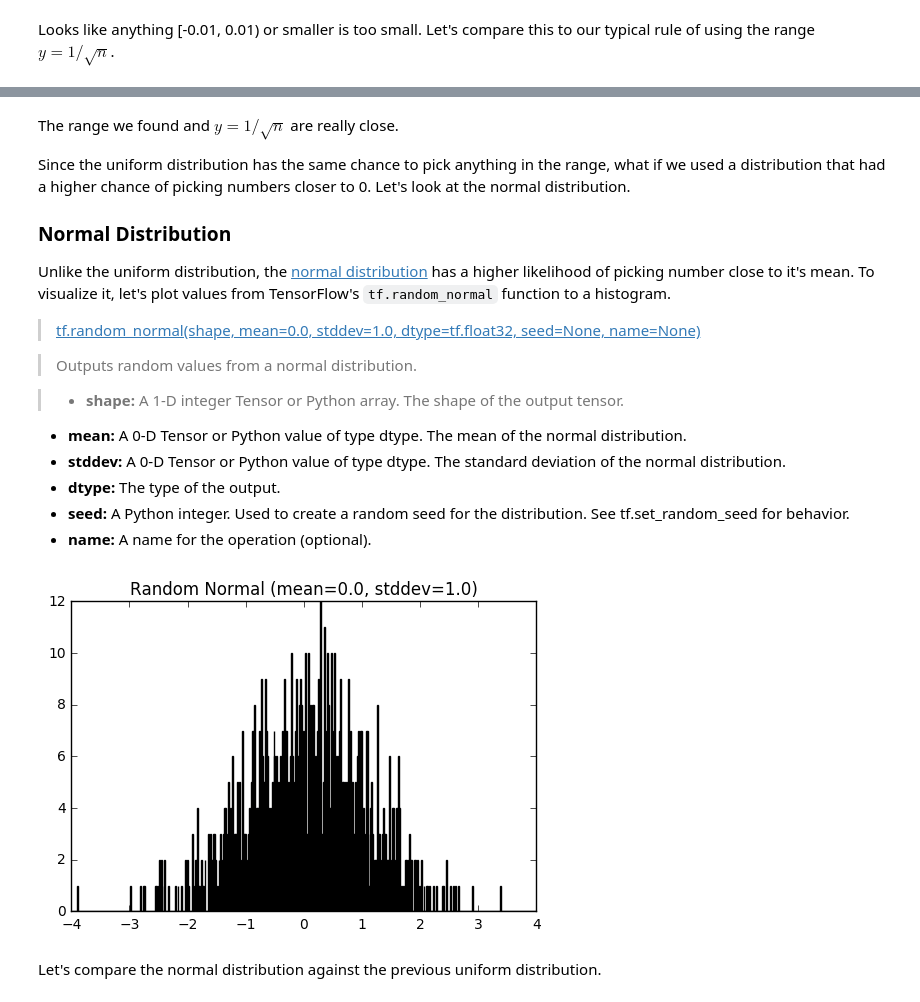
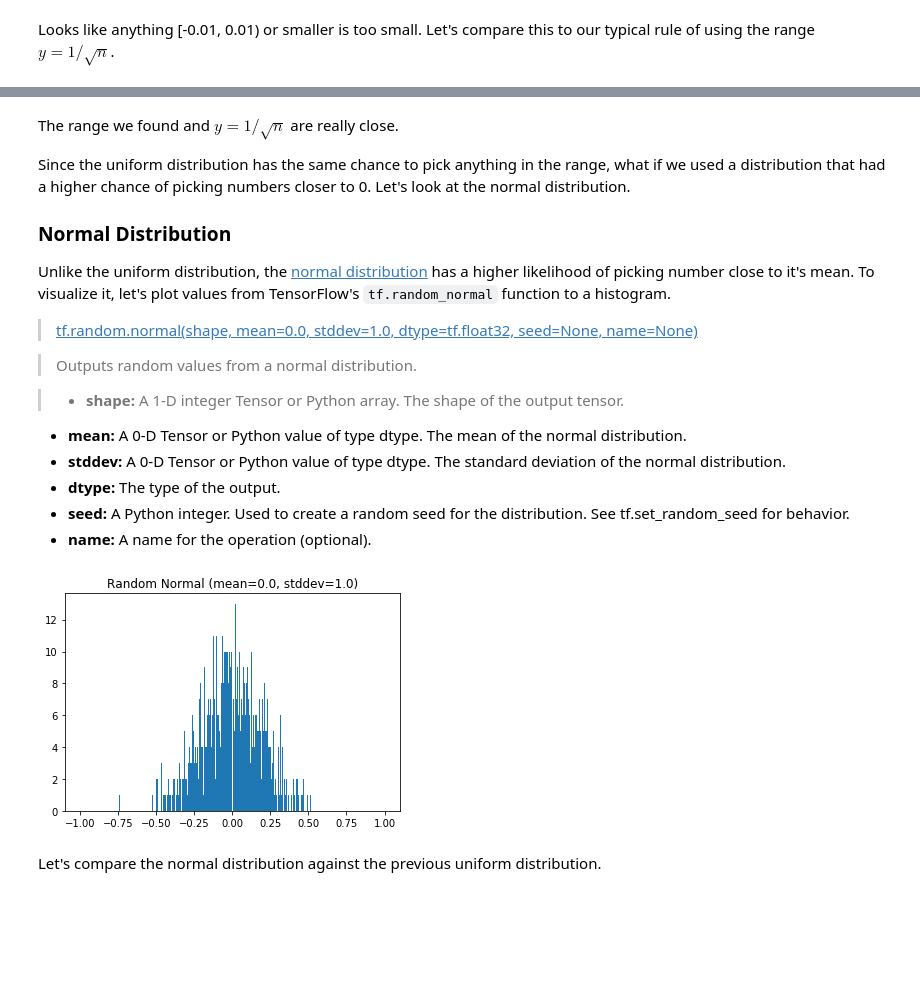
Before and after one commit to shivamdubey7466/weight-initialization, a Jupyter notebook: Sol_weight_initialization.ipynb, the cells around one changed output, grey strips where cells are left out. Saved outputs shown, nothing was run; the diff lists cells and outputs as text; code cells hidden in the pictures; blank space fills up the shorter version.

```diff
--- a/Sol_weight_initialization.ipynb
+++ b/Sol_weight_initialization.ipynb
@@ -300,7 +305,7 @@ Since the uniform distribution has the same chance to pick anything in the range
 ### Normal Distribution
 Unlike the uniform distribution, the [normal distribution](https://en.wikipedia.org/wiki/Normal_distribution) has a higher likelihood of picking number close to it's mean. To visualize it, let's plot values from TensorFlow's `tf.random_normal` function to a histogram.
 
->[tf.random_normal(shape, mean=0.0, stddev=1.0, dtype=tf.float32, seed=None, name=None)](https://www.tensorflow.org/api_docs/python/tf/random_normal)
+>[tf.random.normal(shape, mean=0.0, stddev=1.0, dtype=tf.float32, seed=None, name=None)](https://www.tensorflow.org/api_docs/python/tf/random_normal)
 
 >Outputs random values from a normal distribution.
 
@@ -311,9 +316,9 @@ Unlike the uniform distribution, the [normal distribution](https://en.wikipedia.
 - **seed:** A Python integer. Used to create a random seed for the distribution. See tf.set_random_seed for behavior.
 - **name:** A name for the operation (optional).
 # %%
-helper.hist_dist('Random Normal (mean=0.0, stddev=1.0)', tf.random_normal([1000]))
+helper.hist_dist('Random Normal (mean=0.0, stddev=1.0)', tf.random.normal([1000], stddev=0.2),hist_range=[-1,1])
 # %% [output]
-[figure, old version]
+[figure, new version]
 # %% [markdown]
 Let's compare the normal distribution against the previous uniform distribution.
 # %%
```
Also changed, not shown: parts of 12 cells of this notebook.
